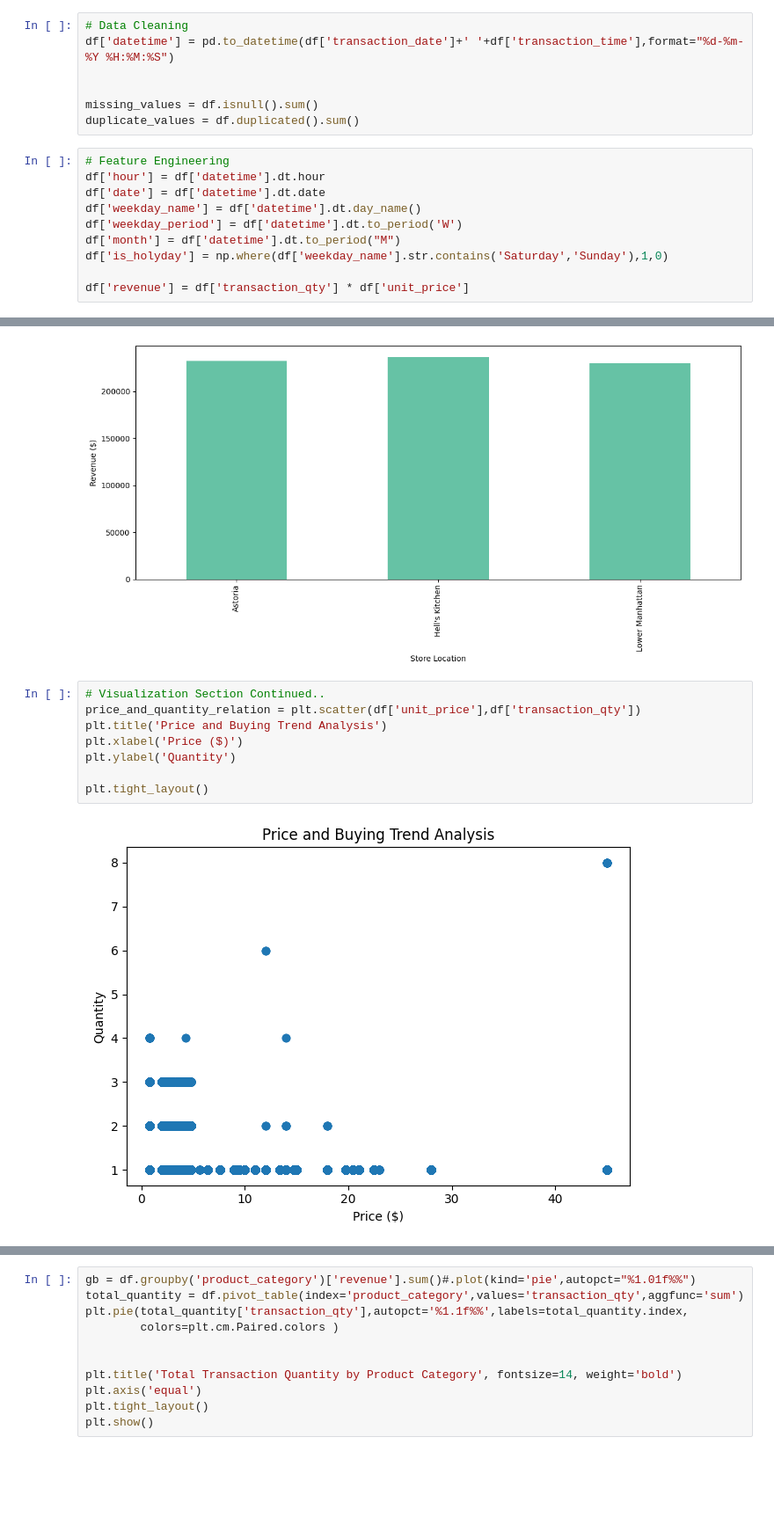
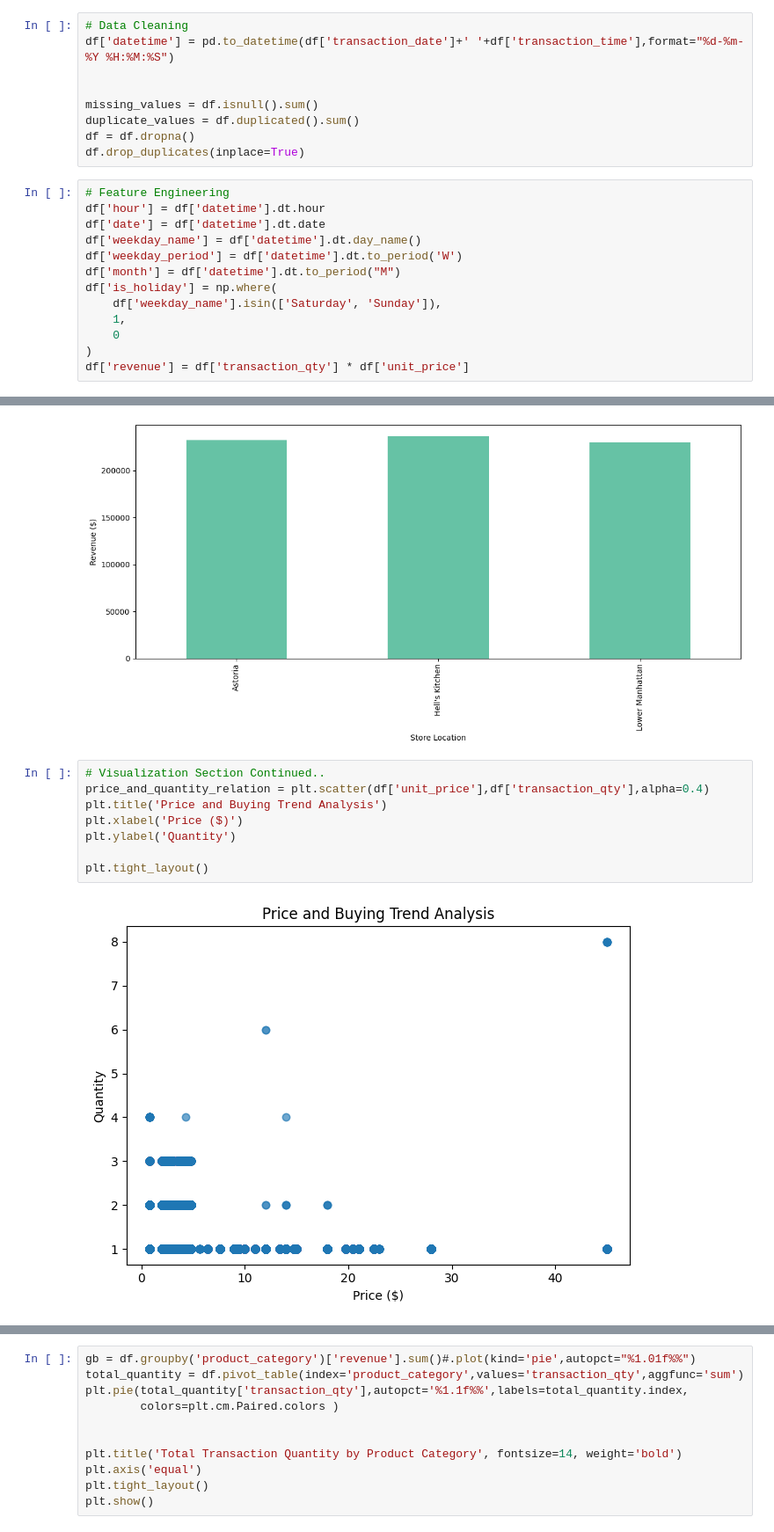
Before and after one commit to hamidurrahman-0824/Projects, a Jupyter notebook: Retail/coffeShop_retail.ipynb, the cells around one changed output, grey strips where cells are left out. Shown at 88% size. Drawn from its saved outputs; the diff is of its cells as text; blank space fills up the shorter version.

```diff
--- a/coffeShop_retail.ipynb
+++ b/Retail/coffeShop_retail.ipynb
@@ -20,6 +20,8 @@ df['datetime'] = pd.to_datetime(df['transaction_date']+' '+df['transaction_time'
 
 missing_values = df.isnull().sum()
 duplicate_values = df.duplicated().sum()
+df = df.dropna()
+df.drop_duplicates(inplace=True)
 # %%
 # Feature Engineering
 df['hour'] = df['datetime'].dt.hour
@@ -27,8 +29,11 @@ df['date'] = df['datetime'].dt.date
 df['weekday_name'] = df['datetime'].dt.day_name()
 df['weekday_period'] = df['datetime'].dt.to_period('W')
 df['month'] = df['datetime'].dt.to_period("M")
-df['is_holyday'] = np.where(df['weekday_name'].str.contains('Saturday','Sunday'),1,0)
-
+df['is_holiday'] = np.where(
+    df['weekday_name'].isin(['Saturday', 'Sunday']),
+    1,
+    0
+)
 df['revenue'] = df['transaction_qty'] * df['unit_price']
 # %%
 # Business Question
@@ -74,14 +86,14 @@ plt.tight_layout()
 [figure]
 # %%
 # Visualization Section Continued..
-price_and_quantity_relation = plt.scatter(df['unit_price'],df['transaction_qty'])
+price_and_quantity_relation = plt.scatter(df['unit_price'],df['transaction_qty'],alpha=0.4)
 plt.title('Price and Buying Trend Analysis')
 plt.xlabel('Price ($)')
 plt.ylabel('Quantity')
 
 plt.tight_layout()
 # %% [output]
-[figure, old version]
+[figure, new version]
 # %%
 # Visualization Section Continued..
 
```
Also changed, not shown: parts of 3 cells of this notebook, 3 other files.
